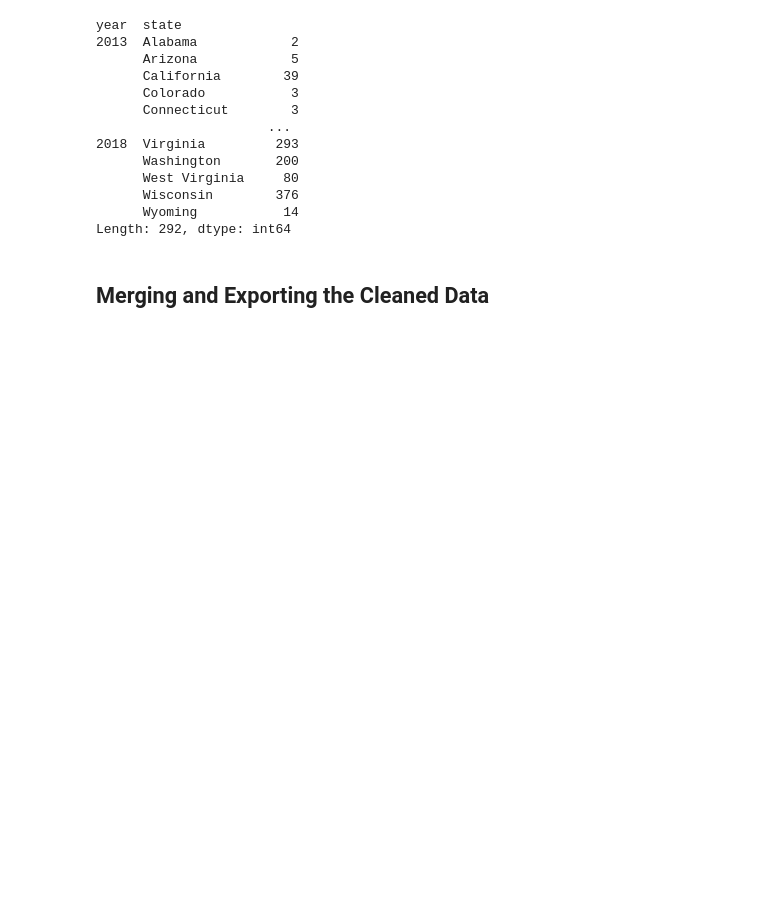
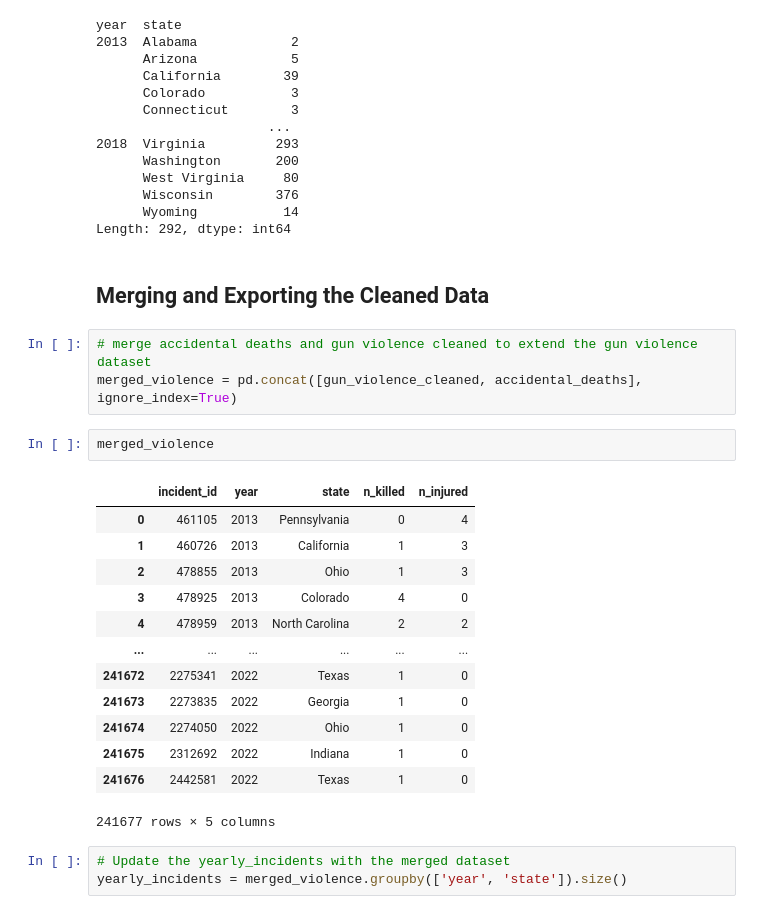
Before and after one commit to HopeAkrout/Final_Project, a Jupyter notebook: Final Project Data.ipynb, the cells around one changed output. Cells and saved outputs as stored; diff of their text form; blank space fills up the shorter version.

```diff
--- a/Final Project Data.ipynb
+++ b/Final Project Data.ipynb
@@ -215,4 +270,26 @@ year  state
 Length: 292, dtype: int64
 # %% [markdown]
 ## Merging and Exporting the Cleaned Data
+# %%
+# merge accidental deaths and gun violence cleaned to extend the gun violence dataset
+merged_violence = pd.concat([gun_violence_cleaned, accidental_deaths], ignore_index=True)
+# %%
+merged_violence
+# %% [output]
+|  | incident_id | year | state | n_killed | n_injured |
+| 0 | 461105 | 2013 | Pennsylvania | 0 | 4 |
+| 1 | 460726 | 2013 | California | 1 | 3 |
+| 2 | 478855 | 2013 | Ohio | 1 | 3 |
+| 3 | 478925 | 2013 | Colorado | 4 | 0 |
+| 4 | 478959 | 2013 | North Carolina | 2 | 2 |
+| ... | ... | ... | ... | ... | ... |
+| 241672 | 2275341 | 2022 | Texas | 1 | 0 |
+| 241673 | 2273835 | 2022 | Georgia | 1 | 0 |
+| 241674 | 2274050 | 2022 | Ohio | 1 | 0 |
+| 241675 | 2312692 | 2022 | Indiana | 1 | 0 |
+| 241676 | 2442581 | 2022 | Texas | 1 | 0 |
+241677 rows × 5 columns
+# %%
+# Update the yearly_incidents with the merged dataset
+yearly_incidents = merged_violence.groupby(['year', 'state']).size()
 # %%
```
Also changed, not shown: parts of 8 cells of this notebook, 1 other file.
